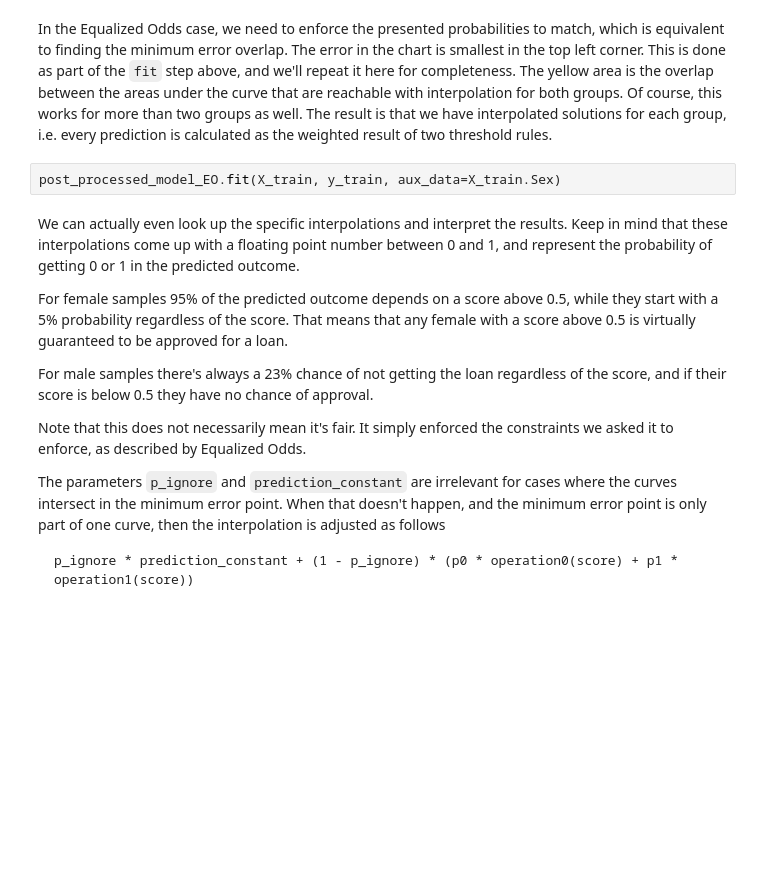
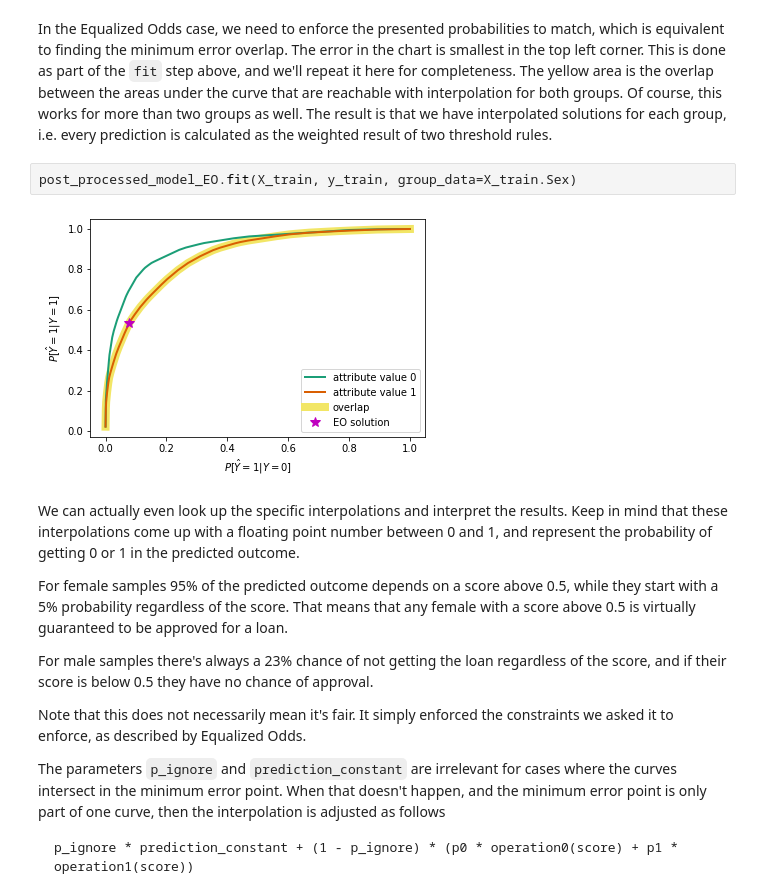
Before and after one commit to fairlearn/fairlearn, a Jupyter notebook: notebooks/Threshold Optimization Post-Processing for Binary Classification.ipynb, the cells around one changed output. Cells and saved outputs as stored; diff of their text form; blank space fills up the shorter version.

```diff
--- a/notebooks/Threshold Optimization Post-Processing for Binary Classification.ipynb
+++ b/notebooks/Threshold Optimization Post-Processing for Binary Classification.ipynb
@@ -224,7 +404,9 @@ plt.ylabel("$P[\\hat{Y}=1|Y=1]$")
 # %% [markdown]
 In the Equalized Odds case, we need to enforce the presented probabilities to match, which is equivalent to finding the minimum error overlap. The error in the chart is smallest in the top left corner. This is done as part of the `fit` step above, and we'll repeat it here for completeness. The yellow area is the overlap between the areas under the curve that are reachable with interpolation for both groups. Of course, this works for more than two groups as well. The result is that we have interpolated solutions for each group, i.e. every prediction is calculated as the weighted result of two threshold rules.
 # %%
-post_processed_model_EO.fit(X_train, y_train, aux_data=X_train.Sex)
+post_processed_model_EO.fit(X_train, y_train, group_data=X_train.Sex)
+# %% [output]
+[figure, added]
 # %% [markdown]
 We can actually even look up the specific interpolations and interpret the results. Keep in mind that these interpolations come up with a floating point number between 0 and 1, and represent the probability of getting 0 or 1 in the predicted outcome.
 
```
Also changed, not shown: parts of 20 cells of this notebook, 3 other files.
